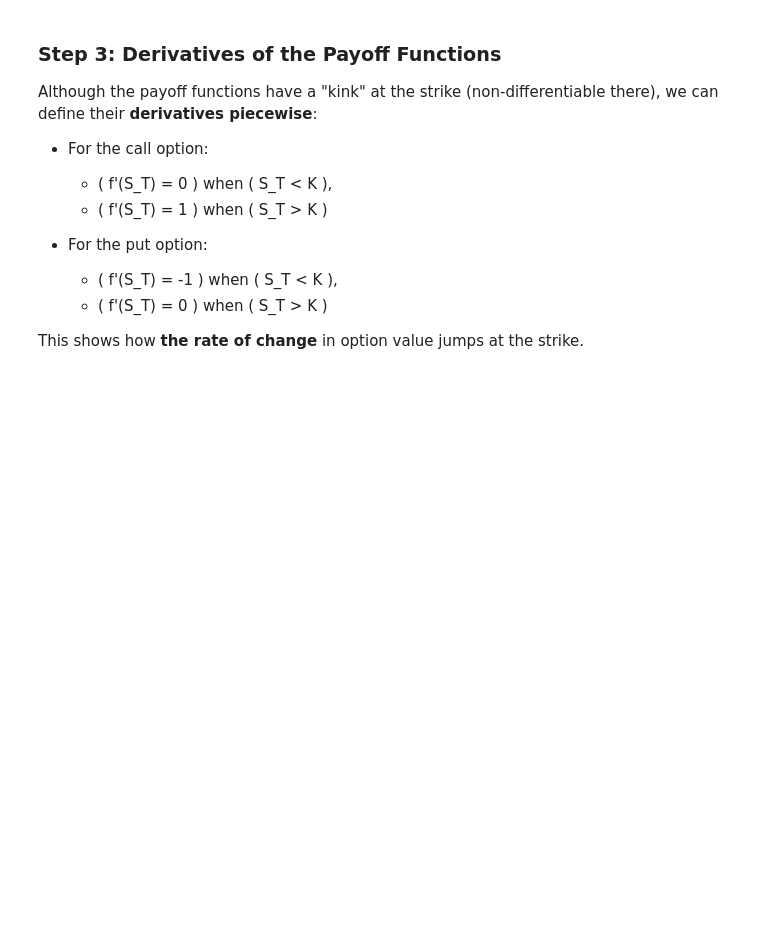
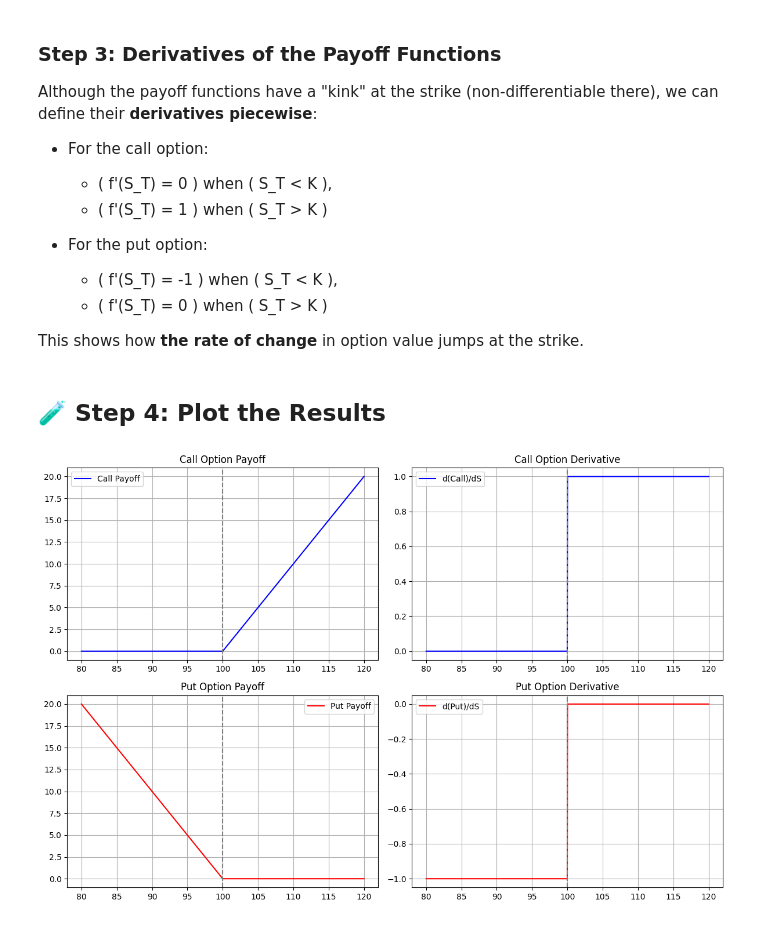
Before and after one commit to Pencils-and-Python/quantshift-post-002, a Jupyter notebook: pencils_and_python/notebooks/call_put_derivative_analysis.ipynb, the cells around one changed output. Drawn from its saved outputs; the diff is of its cells as text; code cells hidden in the pictures; blank space fills up the shorter version.

```diff
--- a/pencils_and_python/notebooks/call_put_derivative_analysis.ipynb
+++ b/pencils_and_python/notebooks/call_put_derivative_analysis.ipynb
@@ -56,3 +56,41 @@ Although the payoff functions have a "kink" at the strike (non-differentiable th
   - \( f'(S_T) = 0 \) when \( S_T > K \)
 
 This shows how **the rate of change** in option value jumps at the strike.
+# %% [markdown]
+## 🧪 Step 4: Plot the Results
+# %%
+# Set up plot layout
+fig, axs = plt.subplots(2, 2, figsize=(12, 8))
+
+# Call Payoff
+axs[0, 0].plot(S, call_payoff, label="Call Payoff", color='blue')
+axs[0, 0].axvline(K, linestyle='--', color='gray')
+axs[0, 0].set_title("Call Option Payoff")
+axs[0, 0].grid()
+axs[0, 0].legend()
+
+# Call Derivative
+axs[0, 1].plot(S, call_slope, label="d(Call)/dS", color='blue')
+axs[0, 1].axvline(K, linestyle='--', color='gray')
+axs[0, 1].set_title("Call Option Derivative")
+axs[0, 1].grid()
+axs[0, 1].legend()
+
+# Put Payoff
+axs[1, 0].plot(S, put_payoff, label="Put Payoff", color='red')
+axs[1, 0].axvline(K, linestyle='--', color='gray')
+axs[1, 0].set_title("Put Option Payoff")
+axs[1, 0].grid()
+axs[1, 0].legend()
+
+# Put Derivative
+axs[1, 1].plot(S, put_slope, label="d(Put)/dS", color='red')
+axs[1, 1].axvline(K, linestyle='--', color='gray')
+axs[1, 1].set_title("Put Option Derivative")
+axs[1, 1].grid()
+axs[1, 1].legend()
+
+plt.tight_layout()
+plt.show()
+# %% [output]
+[figure, added]
```
Also changed, not shown: parts of 2 cells of this notebook, 1 other file.
